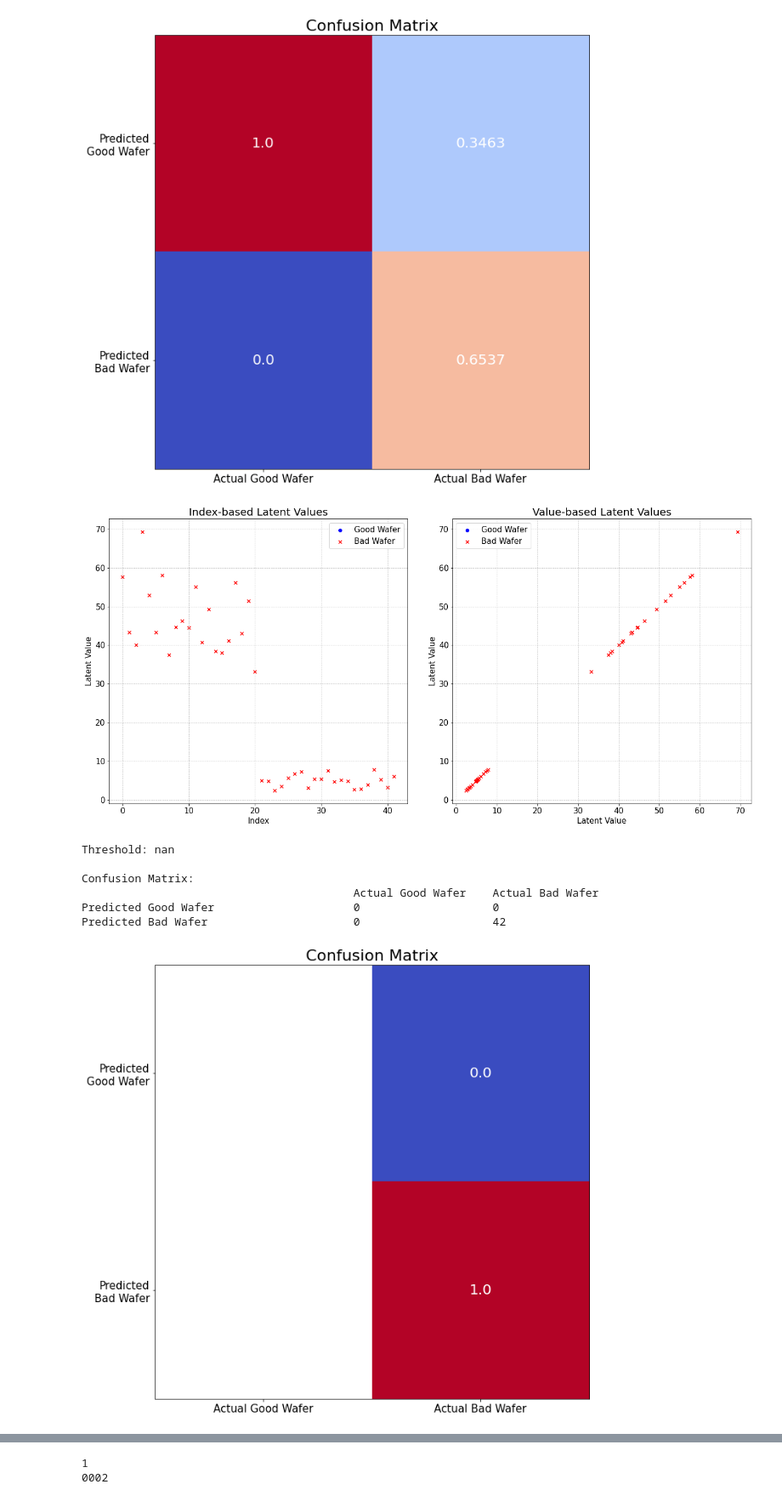
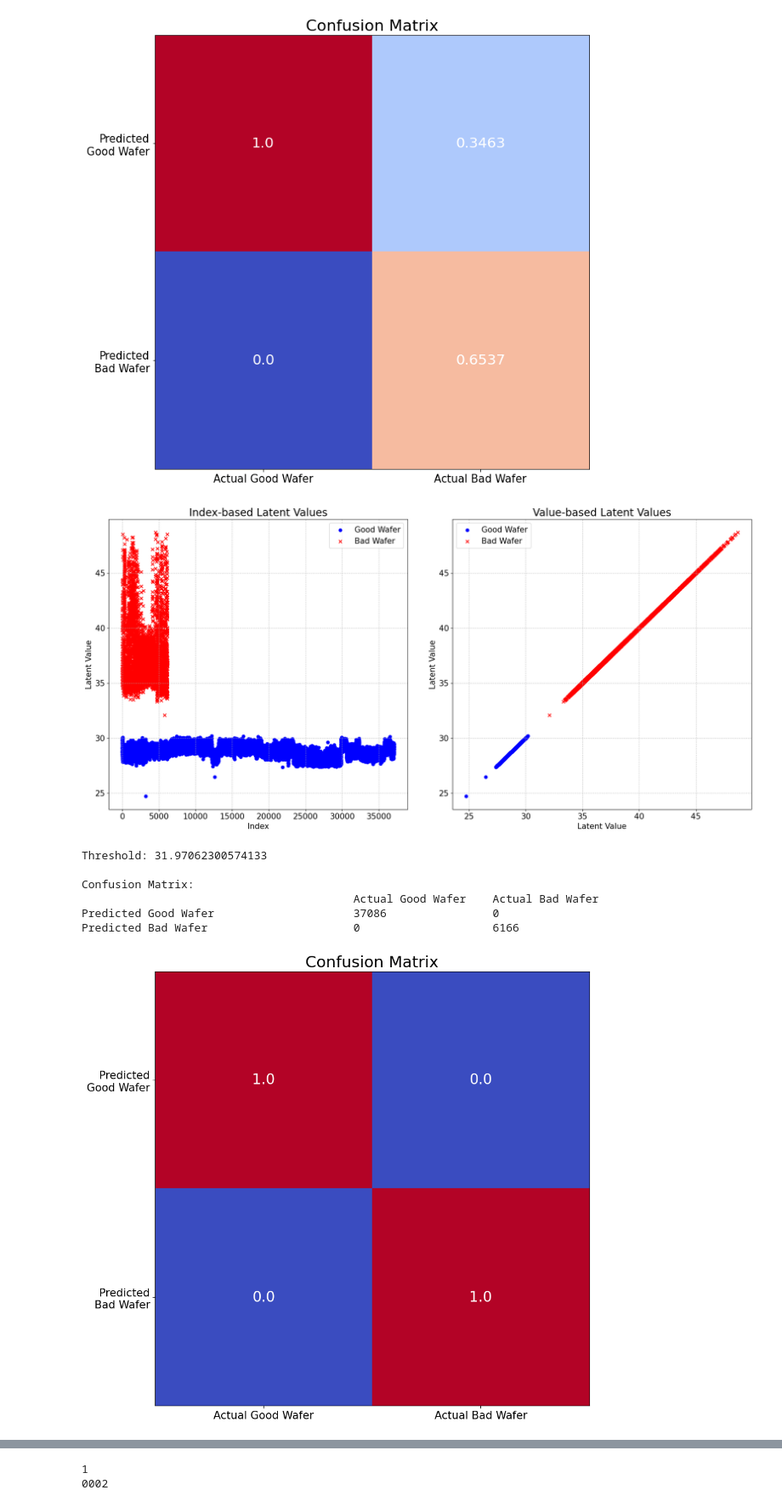
Before and after one commit to Arycast/vae_casp-er, a Jupyter notebook: python/half_valid_VAE.ipynb, the cells around one changed output, grey strips where cells are left out. Shown at 85% size. Drawn from its saved outputs; the diff is of its cells as text; code cells hidden in the pictures.

Commit message:
Add rtl test for 8k data

```diff
--- a/python/half_valid_VAE.ipynb
+++ b/python/half_valid_VAE.ipynb
@@ -1540,6 +1539,11 @@ Predicted Good Wafer                     462                  160
 Predicted Bad Wafer                      0                    302
 [figure]
 # %%
+def classify(np_arr, threshold):
+    if good_mean > bad_mean: good_elems = np.sum((np_arr >= threshold))
+    else: good_elems = np.sum((np_arr <= threshold))
+    return good_elems, len(np_arr)-good_elems
+
 result_tb = []
 with open("data_tb\\result.txt", 'r') as file:
     for line in file:
@@ -1547,16 +1551,16 @@ with open("data_tb\\result.txt", 'r') as file:
 resulttb = np.array(result_tb)
 
 # Compute mean and std for good wafer latent values
-good_mean = np.mean(resulttb[462:924])
-good_std = np.std(resulttb[462:924])
+good_mean = np.mean(resulttb[6166:43252])
+good_std = np.std(resulttb[6166:43252])
 
-actualbad = resulttb[0:462]
-actualgood = resulttb[462:924]
+actualbad = resulttb[0:6166]
+actualgood = resulttb[6166:43252]
 
 plot_latent(actualgood,actualbad,"both")
 
-latent_predicted_bad_wafer_data = resulttb[0:462]
-latent_predicted_good_wafer_data = resulttb[462:924]
+latent_predicted_bad_wafer_data = resulttb[0:6166]
+latent_predicted_good_wafer_data = resulttb[6166:43252]
 
 good_mean = np.mean(latent_predicted_good_wafer_data)
 good_std = np.std(latent_predicted_good_wafer_data)
@@ -1590,38 +1594,38 @@ confusion_matrix = np.array([
     [np.round(good_wafer_good_detection/total_good_testing_data,4), np.round(bad_wafer_good_detection/total_bad_testing_data,4)],  # Predicted Good: Actual Good, Actual Bad
     [np.round(good_wafer_bad_detection/total_good_testing_data,4), np.round(bad_wafer_bad_detection/total_bad_testing_data,4)]   # Predicted Bad: Actual Good, Actual Bad
 ])
 
 # Plotting the confusion matrix
 fig, ax = plt.subplots(figsize=(10, 10))
 im = ax.imshow(confusion_matrix, cmap="coolwarm")
 
 # Adding labels
 ax.set_xticks(np.arange(2))
 ax.set_yticks(np.arange(2))
 ax.set_xticklabels(["Actual Good Wafer", "Actual Bad Wafer"], fontsize=15)
 ax.set_yticklabels(["Predicted\nGood Wafer", "Predicted\nBad Wafer"], fontsize=15)
 
 # Rotating tick labels for better readability
 # plt.setp(ax.get_xticklabels(), rotation=45, ha="right", rotation_mode="anchor")
 
 # Adding text annotations with text wrapping
 for i in range(2):
     for j in range(2):
         ax.text(j, i, str(confusion_matrix[i, j]), ha="center", va="center", color="white", fontsize=20)
 
 # Title and display
 ax.set_title("Confusion Matrix", fontsize=22)
 plt.tight_layout()
 plt.show()
 # %% [output]
-[figure, old version]
+[figure, new version]
-Threshold: nan
+Threshold: 31.97062300574133
 
 Confusion Matrix:
                                          Actual Good Wafer    Actual Bad Wafer
-Predicted Good Wafer                     0                    0
-Predicted Bad Wafer                      0                    42
+Predicted Good Wafer                     37086                0
+Predicted Bad Wafer                      0                    6166
-[figure, old version]
+[figure, new version]
 # %%
 # Testing Mean and Variance
 def test_mean_variance(data_to_test):
```
Also changed, not shown: parts of 1 cell of this notebook, 3 other files.
